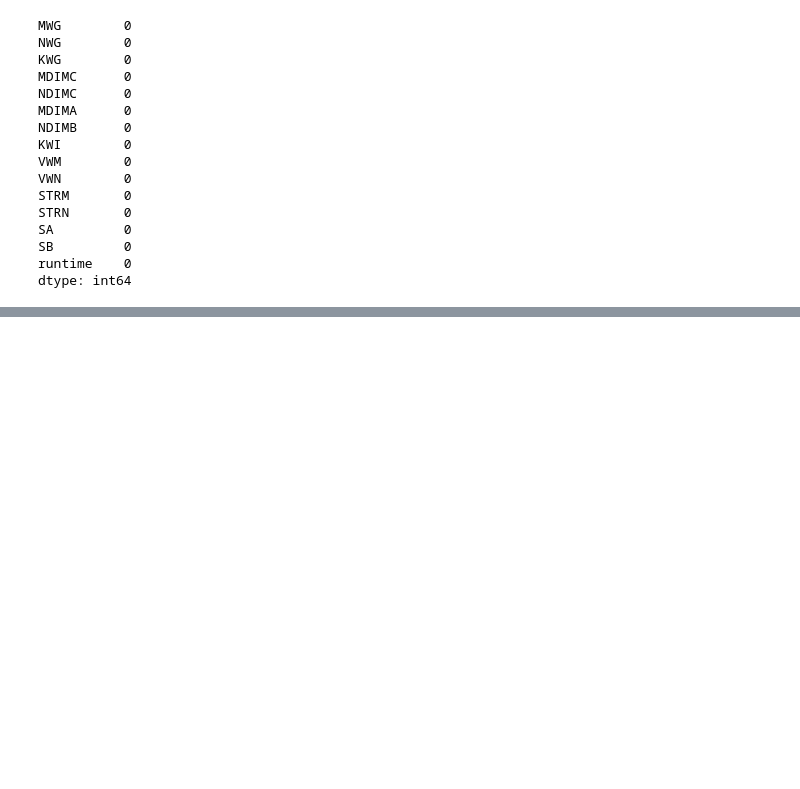
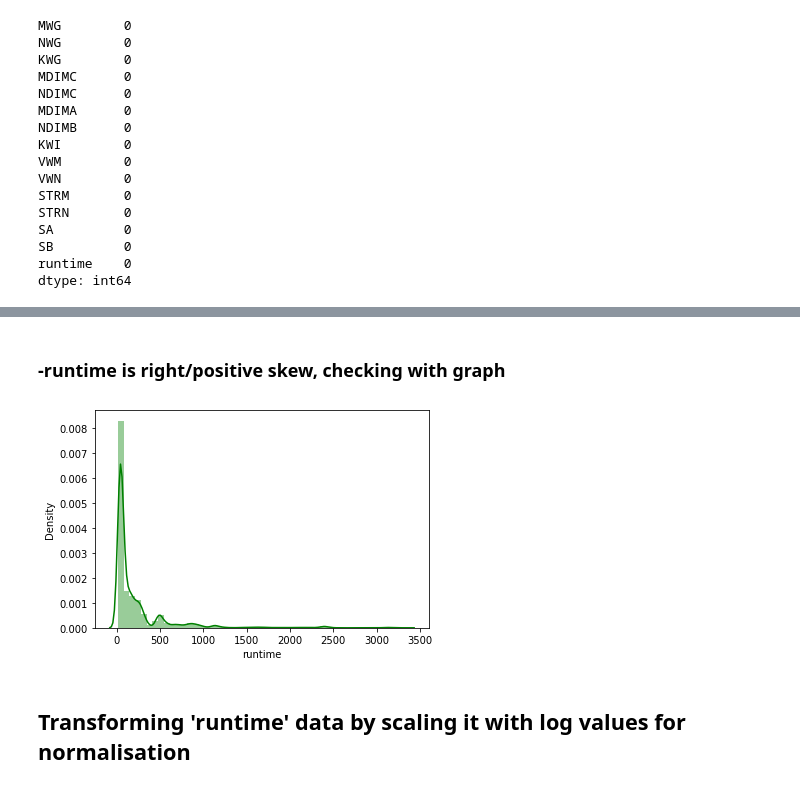
Before and after one commit to shubhamsartape/SGEMM-GPU-Kernel-Performance, a Jupyter notebook: SGEMM_GPU_Kernel_Performance_Capstone_Project.ipynb, the cells around one changed output, grey strips where cells are left out. Drawn from its saved outputs; the diff is of its cells as text; code cells hidden in the pictures; blank space fills up the shorter version.

```diff
--- a/SGEMM_GPU_Kernel_Performance_Capstone_Project.ipynb
+++ b/SGEMM_GPU_Kernel_Performance_Capstone_Project.ipynb
@@ -112,0 +168,9 @@ dtype: int64
+# %% [markdown]
+### -runtime is right/positive skew, checking with graph
+# %%
+sns.distplot(data['runtime'],color='green')
+plt.show()
+# %% [output]
+[figure, added]
+# %% [markdown]
+## Transforming 'runtime' data by scaling it with log values for normalisation
```
Also changed, not shown: parts of 20 cells of this notebook.
